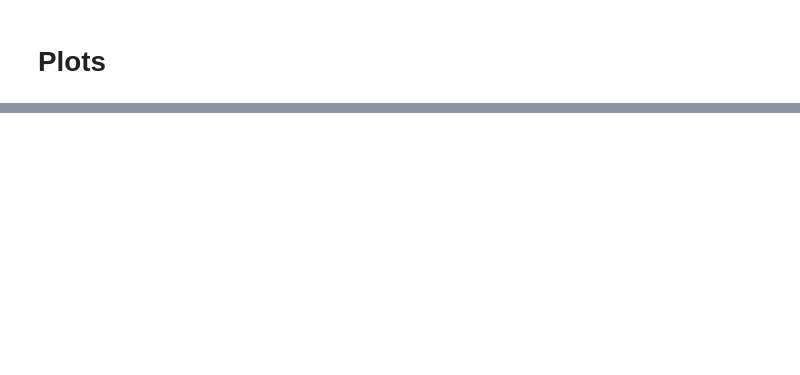
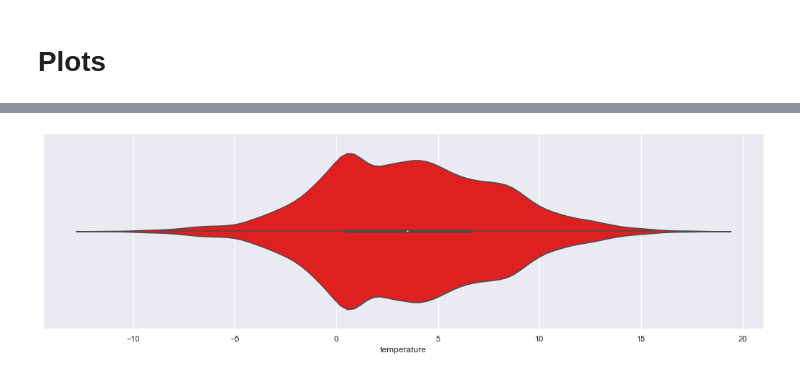
Before and after one commit to devix2/IntroToDS_FinalProject, a Jupyter notebook: SocialPulse(noCC)/EDA.ipynb, the cells around one changed output, grey strips where cells are left out. Drawn from its saved outputs; the diff is of its cells as text; code cells hidden in the pictures; blank space fills up the shorter version.

```diff
--- a/SocialPulse(noCC)/EDA.ipynb
+++ b/SocialPulse(noCC)/EDA.ipynb
@@ -267,0 +76,11 @@ plt.plot(tweets.groupby("language").count())
+# %%
+#Plot occurences versus temperatura
+plt.figure(figsize = (18,5))
+sns.violinplot(data=df, x="temperature", color="#FF0000")
+plt.show()
+#Qua violin funziona meglio, distribuzioni più continue
+
+#Risultato: la gente twitta in temperature mild MA questo non ha senso perchè le temperature mild sono più probabili
+#(in periodo invernale 5 gradi a trento sono molto tipici), questo grafico va rimodulato a distribuzione delle temperature
+# %% [output]
+[figure, added]
```
Also changed, not shown: parts of 25 cells of this notebook, 7 other files.
